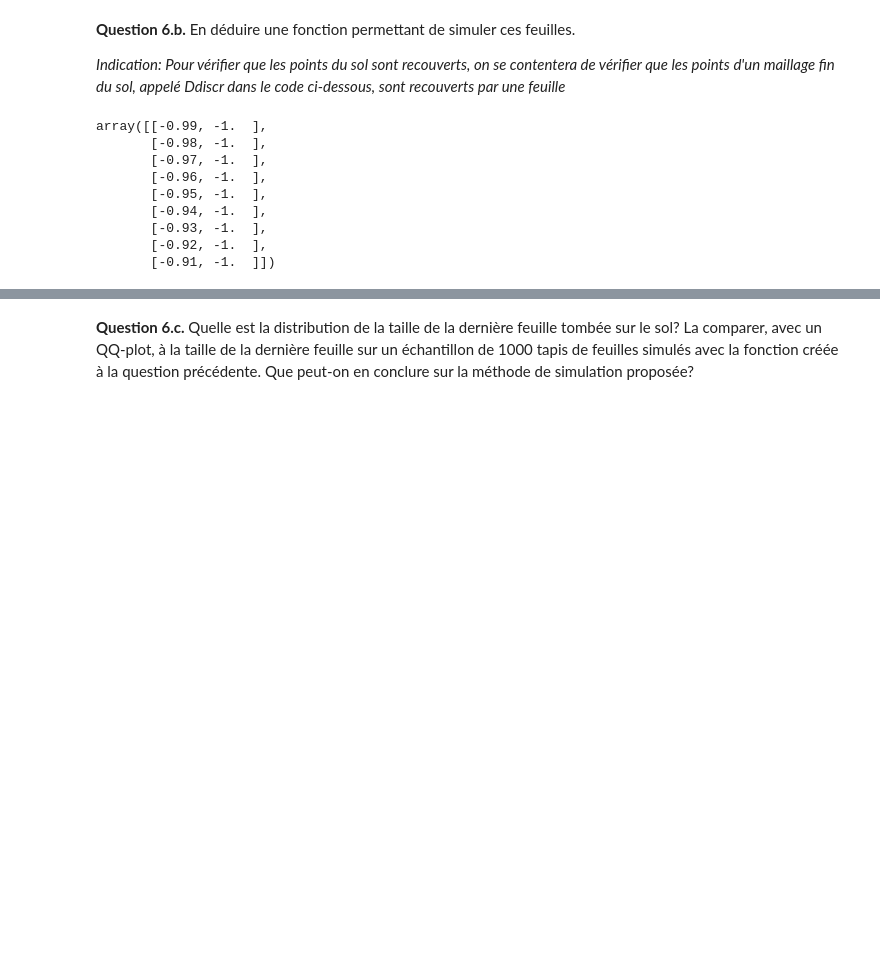
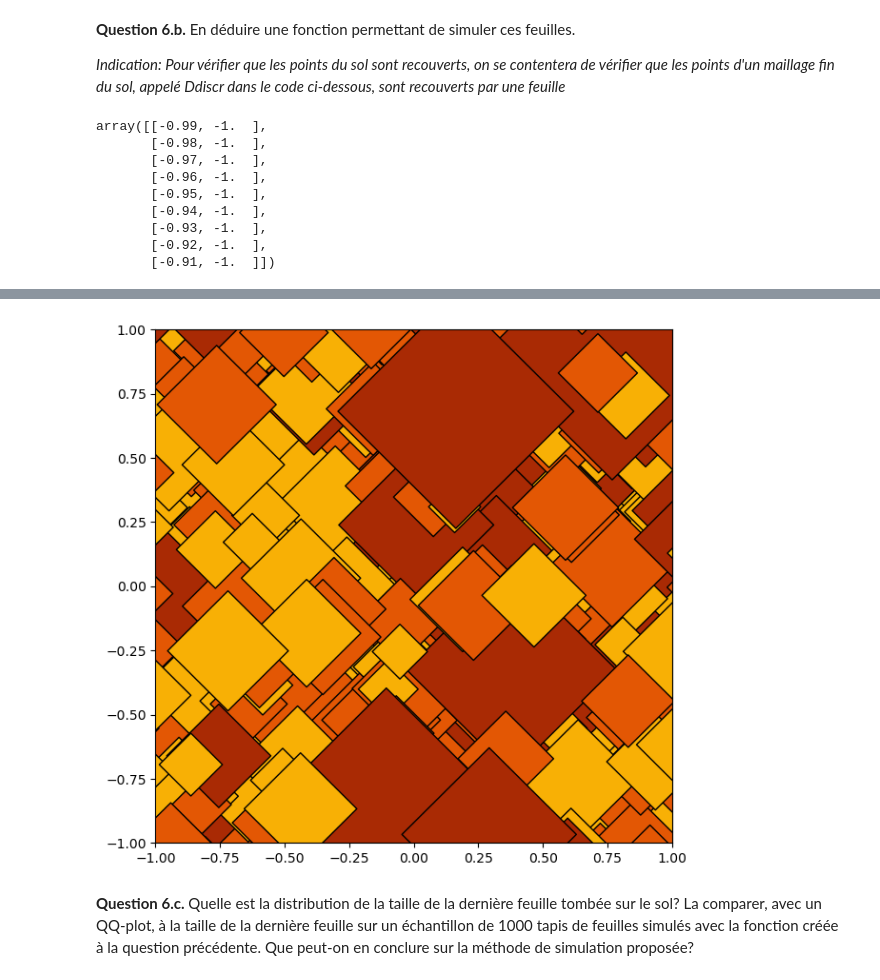
Before and after one commit to comemazelier/projet_proba, a Jupyter notebook: PN_Probas_24-25_VF-2.ipynb, the cells around one changed output, grey strips where cells are left out. Drawn from its saved outputs; the diff is of its cells as text; code cells hidden in the pictures; blank space fills up the shorter version.

```diff
--- a/PN_Probas_24-25_VF-2.ipynb
+++ b/PN_Probas_24-25_VF-2.ipynb
@@ -778,4 +778,34 @@ array([[-0.99, -1.  ],
        [-0.93, -1.  ],
        [-0.92, -1.  ],
        [-0.91, -1.  ]])
+# %%
+def point_dans_feuille(point, feuille):
+    x0,y0=point
+    norme = np.abs(x0 - feuille[1]) + np.abs(y0 - feuille[2])
+    return norme <= feuille[3]
+# %%
+def simFeuillesStop(theta,p,a,b,Dext):
+
+   feuilles = []
+   temps = [0]
+   points_restants = np.full(Ddiscr.shape[0],True,dtype=bool)
+
+   while np.any(points_restants == np.full(Ddiscr.shape[0], True, dtype=bool)):
+
+      delta_t = - np.log(np.random.uniform())/theta
+      temps.append( temps[-1] + delta_t )
+
+      x,y = simPosition(Dext)
+      couleur = simCouleur(p)
+      taille = simTaille(couleur,a,b)
+      feuilles.append([temps[-1],x,y,taille,couleur])
+
+
+
+      for i in range(len(points_restants)):
+         if points_restants[i]:
+            if point_dans_feuille(Ddiscr[i,:],feuilles[-1]):
+               points_restants[i] = False
+
+   return np.array(feuilles)
 # %%
@@ -790,3 +830,7 @@ plotSim(Sim)
+# %%
+plotSim(np.array(Sim))
+# %% [output]
+[figure, added]
 # %% [markdown]
 **Question 6.c.**  Quelle est la distribution de la taille de la dernière feuille tombée sur le sol? La comparer, avec un QQ-plot, à la taille de la dernière feuille sur un échantillon de 1000 tapis de feuilles simulés avec la fonction créée à la question précédente. Que peut-on en conclure sur la méthode de simulation proposée?
 # %%
```
Also changed, not shown: parts of 9 cells of this notebook.
